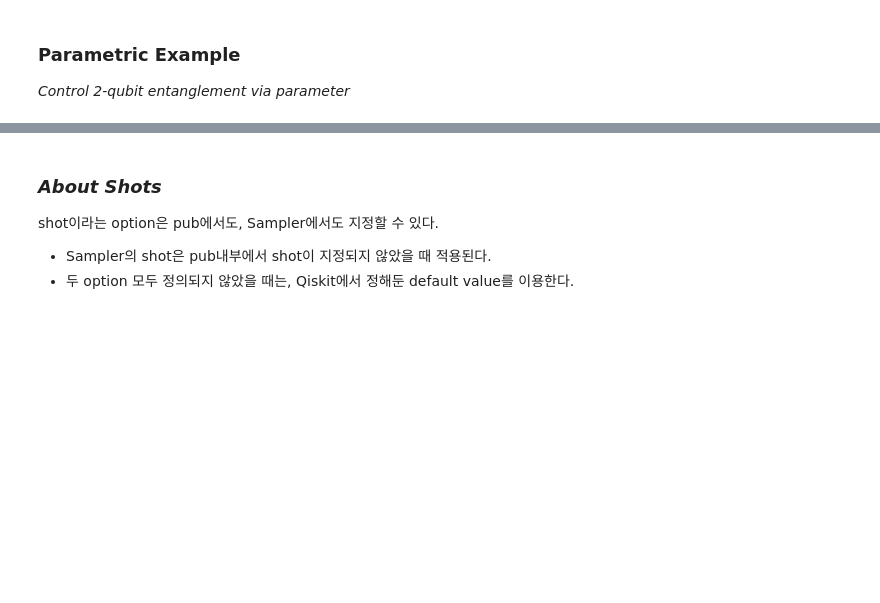
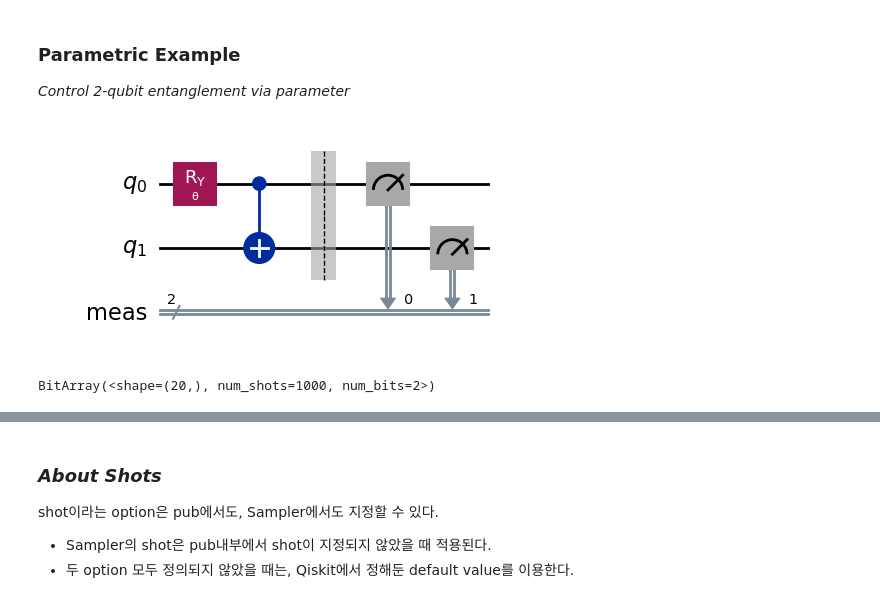
Before and after one commit to webb-c/QGSS2024, a Jupyter notebook: 02.lectures/022.qiskit-runtime-primitives-V2.ipynb, the cells around one changed output, grey strips where cells are left out. Drawn from its saved outputs; the diff is of its cells as text; code cells hidden in the pictures; blank space fills up the shorter version.

```diff
--- a/02.lectures/022.qiskit-runtime-primitives-V2.ipynb
+++ b/02.lectures/022.qiskit-runtime-primitives-V2.ipynb
@@ -97,33 +126,40 @@ print(counts)
 *Control 2-qubit entanglement via parameter*
 # %%
 import numpy as np
-from qiskit import Parameter
+from qiskit.circuit import Parameter
 
 # parameterized circuit
 theta = Parameter("θ")
 
 par_bell_meas = QuantumCircuit(2)
 par_bell_meas.ry(theta, 0)
 par_bell_meas.cx(0, 1)
 par_bell_meas.measure_all()
-par_bell_meas.draw("mpl")
+display(par_bell_meas.draw("mpl"))
 
 # Parameter values to evaluate with 20 theta values
 param_vals = np.linspace(0, np.pi, 20)
 
 # Transpile to an ISA Circuit for the intended backend
 isa_par_bell_meas = transpile(par_bell_meas, backend)
 
 
 # Construct pub and run
 # Pub and result shape is (20,)
 pub_par_bell_meas = (isa_par_bell_meas, param_vals)
-job_par_bell_meas = sampler.run([pub_par_bell_meas], shot=1000)
-result_par_bell_meas = job_par_bell_meas.result()
-
-# Extract result data
-bits = result_par_bell_meas[0].data.meas
-bits
+job_par_bell_meas = sampler.run([pub_par_bell_meas], shots=1000)
+# %% [output]
+[figure, added]
+# %%
+
+job_par_bell_meas = service.job("cthe4zv907y0008vhk00")
+result_par_bell_meas = job_par_bell_meas.result()
+
+# Extract result data
+bits = result_par_bell_meas[0].data.meas
+bits
+# %% [output]
+BitArray(<shape=(20,), num_shots=1000, num_bits=2>)
 # %%
 import matplotlib.pyplot as plt
 import seaborn # type: ignore
```
Also changed, not shown: parts of 11 cells of this notebook, 1 other file.
